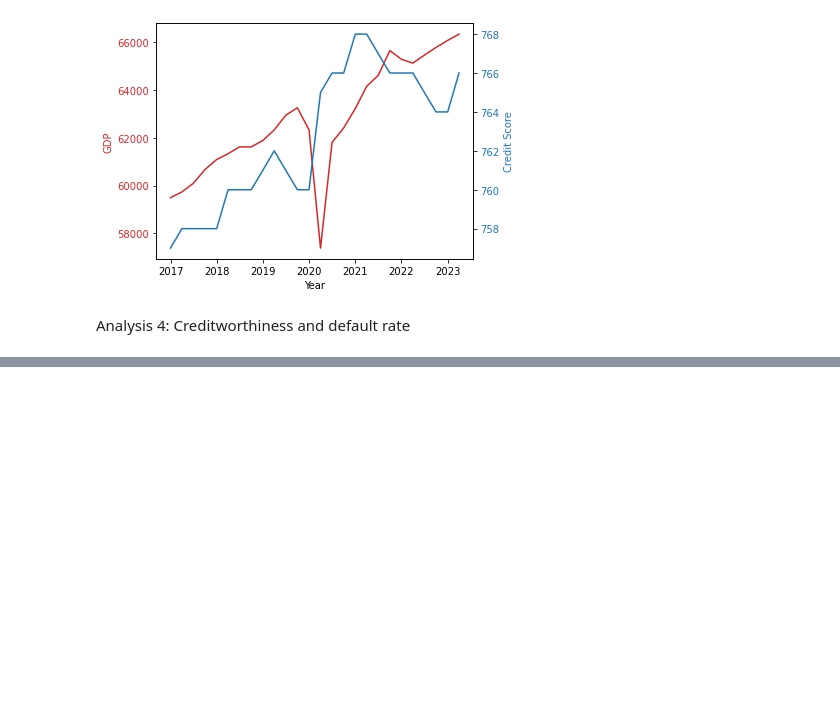
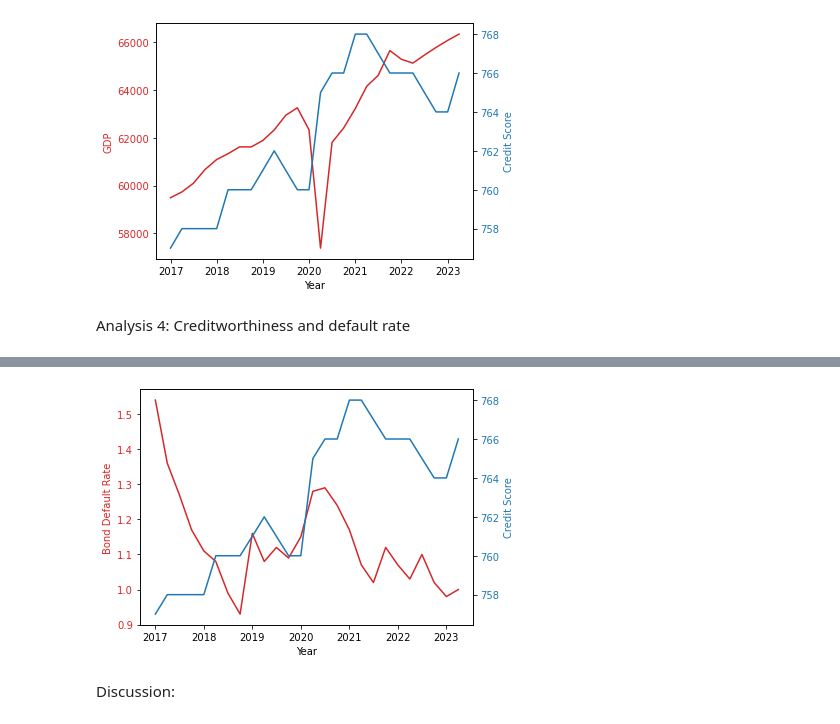
Before and after one commit to Celinzh/wqu_assignment, a Jupyter notebook: GWP1/celine-data.ipynb, the cells around one changed output, grey strips where cells are left out. Drawn from its saved outputs; the diff is of its cells as text; code cells hidden in the pictures; blank space fills up the shorter version.

```diff
--- a/GWP1/celine-data.ipynb
+++ b/GWP1/celine-data.ipynb
@@ -137,0 +142,5 @@ gdp_df
+# %%
+series_id = 'DRBLACBS'
+bond_default_df = fred.get_series(series_id, period_start, period_end)
+bond_default_df = bond_default_df.to_frame('Bond Default Rate')
+bond_default_df
@@ -231,0 +295,5 @@ Analysis 4: Creditworthiness and default rate
+# %%
+# Merge the two data series
+bond_default_df = bond_default_df.loc['2017-01-01':'2023-04-01', :]
+merge_df = pd.merge(bond_default_df, credit_df, left_index=True, right_index=True)
+merge_df
@@ -231,0 +318,23 @@ Analysis 4: Creditworthiness and default rate
+# %%
+# Graph two series of data on one graph
+fig, ax1 = plt.subplots()
+
+color = 'tab:red'
+ax1.set_xlabel('Year')
+ax1.set_ylabel('Bond Default Rate', color=color)
+ax1.plot(merge_df.index, merge_df['Bond Default Rate'], color=color)
+ax1.tick_params(axis='y', labelcolor=color)
+
+ax2 = ax1.twinx()  # instantiate a second axes that shares the same x-axis
+
+color = 'tab:blue'
+ax2.set_ylabel('Credit Score', color=color)
+ax2.plot(merge_df.index, merge_df['Credit Score'], color=color)
+ax2.tick_params(axis='y', labelcolor=color)
+
+fig.tight_layout()
+plt.show()
+# %% [output]
+[figure, added]
+# %% [markdown]
+Discussion:
```
Also changed, not shown: parts of 16 cells of this notebook.
